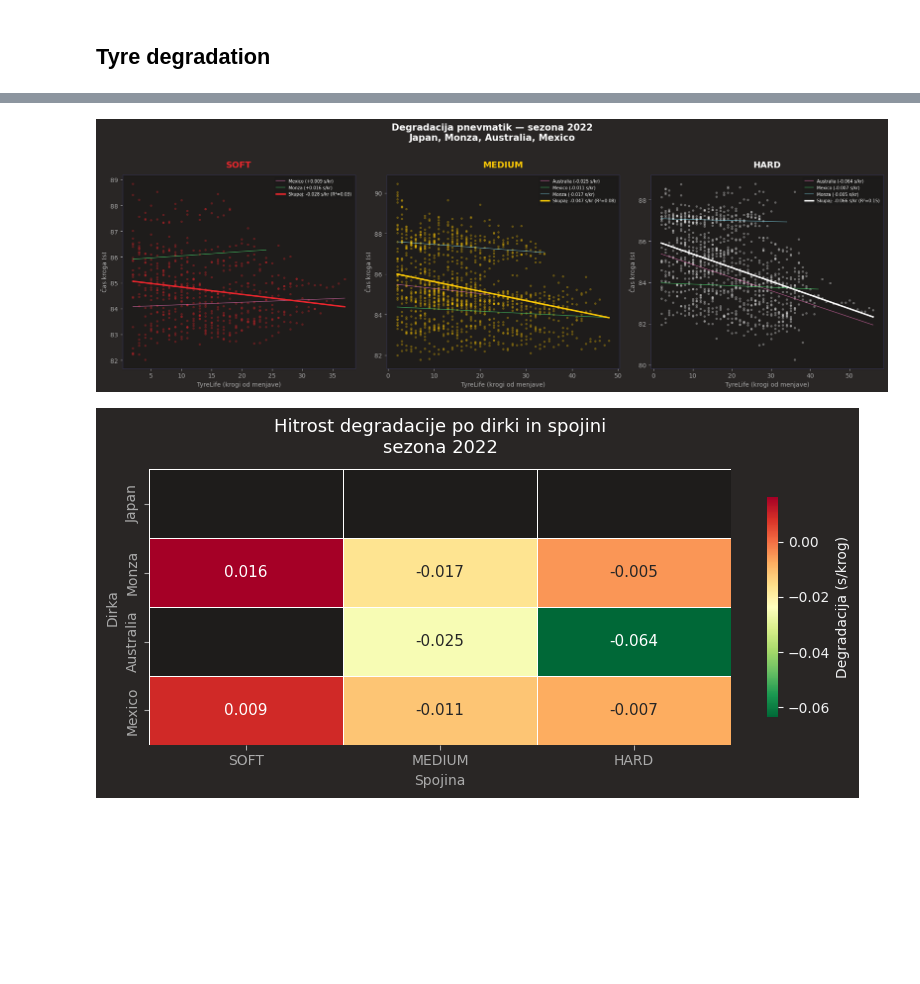
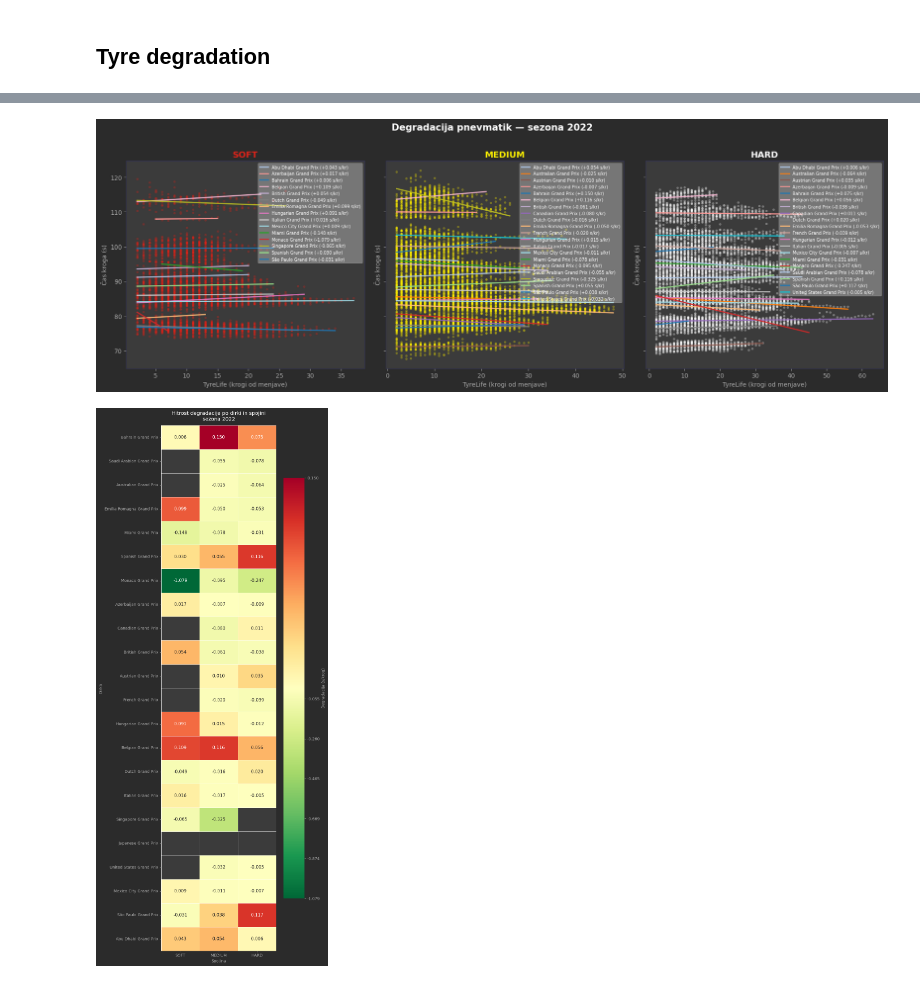
Before and after one commit to matic-zakelj/PR2610, a Jupyter notebook: f1.ipynb, the cells around one changed output, grey strips where cells are left out. Cells and saved outputs as stored; diff of their text form; code cells hidden in the pictures; blank space fills up the shorter version.

```diff
--- a/f1.ipynb
+++ b/f1.ipynb
@@ -19,18 +21,34 @@ fastf1.Cache.enable_cache('./cache')
 ## Tyre degradation
 # %%
 # Nastavitve
+
+# Sezona
 SEASON = 2022
 # Dirke
-RACES = ['Japan', 'Monza', 'Australia', 'Mexico']
+# RACES = ['Japan', 'Monza', 'Australia', 'Mexico']
+schedule = fastf1.get_event_schedule(SEASON)
+num_races = schedule['RoundNumber'].max()
+RACES = range(1, num_races + 1)
+
+race_names = [
+    schedule[schedule['RoundNumber'] == r]['EventName'].values[0]
+    for r in RACES
+]
+
+RACES = race_names
+
 DRIVERS = None  # None = vsi
 COMPOUND_COLORS = {
-    'SOFT':   '#E8262D',
-    'MEDIUM': '#FFC906',
+    'SOFT':   '#E12319',
+    'MEDIUM': '#FFEF00',
     'HARD':   '#FFFFFF',
     'INTER':  '#39B54A',
     'WET':    '#0067FF',
 }
 MIN_LAPS_FOR_FIT = 5    # najmanjše število krogov za regresijsko premico
+
+COLORS = plt.cm.tab20.colors  # ali 'tab20' za več dirk 'tab10' za manj
+RACE_COLORS = {race: COLORS[i % len(COLORS)] for i, race in enumerate(RACES)}
 
 # Funkcije
 def load_race_laps(season: int, race_name: str) -> pd.DataFrame:
@@ -60,12 +78,12 @@ def load_race_laps(season: int, race_name: str) -> pd.DataFrame:
 
     # Ohrani samo pomebne stolpce
     keep = ['Race', 'Season', 'Driver', 'Team', 'LapNumber',
-            'Compound', 'TyreLife', 'LapTime_s', 'Stint']
+            'Compound', 'TyreLife', 'LapTime_s']
     return laps[[c for c in keep if c in laps.columns]].dropna(subset=['LapTime_s', 'TyreLife'])
 
 
 def degradation_slope(group: pd.DataFrame) -> float:
-    """Vrne naklon linearne regresije LapTime ~ TyreLife (s/krog)."""
+    """Vrne naklon linearne regresije LapTime/TyreLife (s/krog)."""
     if len(group) < MIN_LAPS_FOR_FIT:
         return np.nan
     slope, *_ = stats.linregress(group['TyreLife'], group['LapTime_s'])
@@ -99,8 +117,7 @@ laps_dry = laps_all[laps_all['Compound'].isin(PRIMARY)].copy()
 
 # Graf 1: Degradacija po spojini (vse dirke skupaj)
 
-fig, axes = plt.subplots(1, 3, figsize=(18, 6), sharey=False)
-#fig.patch.set_facecolor('#1a1a2e')
+fig, axes = plt.subplots(1, 3, figsize=(18, 6), sharey=True)
 
 for ax, compound in zip(axes, PRIMARY):
     data = laps_dry[laps_dry['Compound'] == compound]
@@ -119,15 +136,15 @@ for ax, compound in zip(axes, PRIMARY):
         y = rdf['LapTime_s'].values
         m, b, r, p, _ = stats.linregress(x, y)
         xfit = np.linspace(x.min(), x.max(), 50)
-        ax.plot(xfit, m * xfit + b, alpha=0.5, lw=1.2,
+        ax.plot(xfit, m * xfit + b, alpha=0.9, lw=2, color=RACE_COLORS[race],
                 label=f'{race} ({m:+.3f} s/kr)')
 
-    # Skupna regresija
-    if len(data) >= MIN_LAPS_FOR_FIT:
-        m, b, r, p, _ = stats.linregress(data['TyreLife'], data['LapTime_s'])
-        xfit = np.linspace(data['TyreLife'].min(), data['TyreLife'].max(), 100)
-        ax.plot(xfit, m * xfit + b, color=color, lw=2.5, zorder=5,
-                label=f'Skupaj: {m:+.3f} s/kr (R²={r**2:.2f})')
+    # # Skupna regresija
+    # if len(data) >= MIN_LAPS_FOR_FIT:
+    #     m, b, r, p, _ = stats.linregress(data['TyreLife'], data['LapTime_s'])
+    #     xfit = np.linspace(data['TyreLife'].min(), data['TyreLife'].max(), 100)
+    #     ax.plot(xfit, m * xfit + b, color=color, lw=2.5, zorder=5,
+    #             label=f'Skupaj: {m:+.3f} s/kr (R²={r**2:.2f})')
 
     ax.set_title(compound, color=color, fontsize=14, fontweight='bold')
     ax.set_xlabel('TyreLife (krogi od menjave)', color='#aaaaaa')
@@ -135,10 +152,12 @@ for ax, compound in zip(axes, PRIMARY):
     ax.tick_params(colors='#aaaaaa')
     ax.spines[:].set_color('#333355')
     ax.legend(fontsize=7, framealpha=0.3, labelcolor='white')
+    ax.set_facecolor("#3B3B3B")
 
-fig.suptitle(f'Degradacija pnevmatik — sezona {SEASON}\n{", ".join(RACES)}',
+fig.suptitle(f'Degradacija pnevmatik — sezona {SEASON}',
              color='white', fontsize=15, fontweight='bold', y=1.02)
 plt.tight_layout()
+fig.patch.set_facecolor("#2B2B2B")
 plt.show()
 
 # Graf 2: Heatmap naklonov degradacije (spojina × dirka)
@@ -156,21 +175,41 @@ pivot = pivot.reindex(RACES)   # ohrani vrstni red dirk
 
 fig, ax = plt.subplots(figsize=(8, max(4, len(RACES) * 0.9)))
 
+vmin = pivot.min().min()
+vmax = pivot.max().max()
+
+
+norm = mcolors.TwoSlopeNorm(
+    vmin=vmin,
+    vcenter=0,
+    vmax=vmax
+)
+
 sns.heatmap(
     pivot,
     annot=True, fmt='.3f', linewidths=0.5,
     cmap='RdYlGn_r',   # rdeča = hitra degradacija, zelena = počasna
+    norm=norm,
     ax=ax,
     cbar_kws={'label': 'Degradacija (s/krog)', 'shrink': 0.8},
     annot_kws={'size': 11}
 )
+cbar = ax.collections[0].colorbar
+cbar.set_label('Degradacija (s/krog)', color='#aaaaaa')
+cbar.ax.tick_params(colors='#aaaaaa')
+ticks = np.linspace(vmin, vmax, 7)
+cbar.set_ticks(ticks)
+cbar.set_ticklabels([f"{t:.3f}" for t in ticks])
+
 ax.set_title(f'Hitrost degradacije po dirki in spojini\nsezona {SEASON}',
              color='white', fontsize=13, pad=12)
 ax.set_xlabel('Spojina', color='#aaaaaa')
 ax.set_ylabel('Dirka', color='#aaaaaa')
 ax.tick_params(colors='#aaaaaa')
+ax.set_facecolor("#3B3B3B")
 
 plt.tight_layout()
+fig.patch.set_facecolor("#2B2B2B")
 plt.show()
 
 # Graf 3: Primerjava med vozniki (izbrana dirka, vse spojine)
@@ -180,7 +219,7 @@ best_race = laps_dry.groupby('Race').size().idxmax()
 race_data = laps_dry[laps_dry['Race'] == best_race]
 
 # Top 10 voznikov po številu krogov
-top_drivers = race_data.groupby('Driver').size().nlargest(10).index.tolist()
+top_drivers = race_data.groupby('Driver').size().nlargest(10).index
 race_data = race_data[race_data['Driver'].isin(top_drivers)]
 
 fig, ax = plt.subplots(figsize=(14, 6))
@@ -208,19 +247,21 @@ ax.set_xlabel('TyreLife (krogi od menjave)', color='#aaaaaa')
 ax.set_ylabel('Čas kroga (s)', color='#aaaaaa')
 ax.tick_params(colors='#aaaaaa')
 ax.spines[:].set_color('#333355')
+ax.set_facecolor("#3B3B3B")
 
 plt.tight_layout()
+fig.patch.set_facecolor("#2B2B2B")
 plt.show()
 
 # Povzetek
 
-print("\n── Povprečna degradacija po spojini (s/krog) ──")
+print("Povprečna degradacija po spojini (s/krog)")
 print(slopes.groupby('Compound')['Slope_s_per_lap']
       .agg(['mean', 'std', 'min', 'max'])
       .round(4)
       .to_string())
 
-print("\n── Najhitrejša degradacija po dirki ──")
+print("\nNajhitrejša degradacija po dirki")
 worst = slopes.loc[slopes.groupby('Race')['Slope_s_per_lap'].idxmax()]
 print(worst[['Race', 'Compound', 'Slope_s_per_lap']].to_string(index=False))
 # %% [output]
@@ -246,2 +287,2 @@ Spojine: ['INTERMEDIATE' 'WET' 'HARD' 'MEDIUM' 'SOFT']
-[figure, old version]
+[figure, new version]
-[figure, old version]
+[figure, new version]
```
Also changed, not shown: parts of 2 cells of this notebook.
